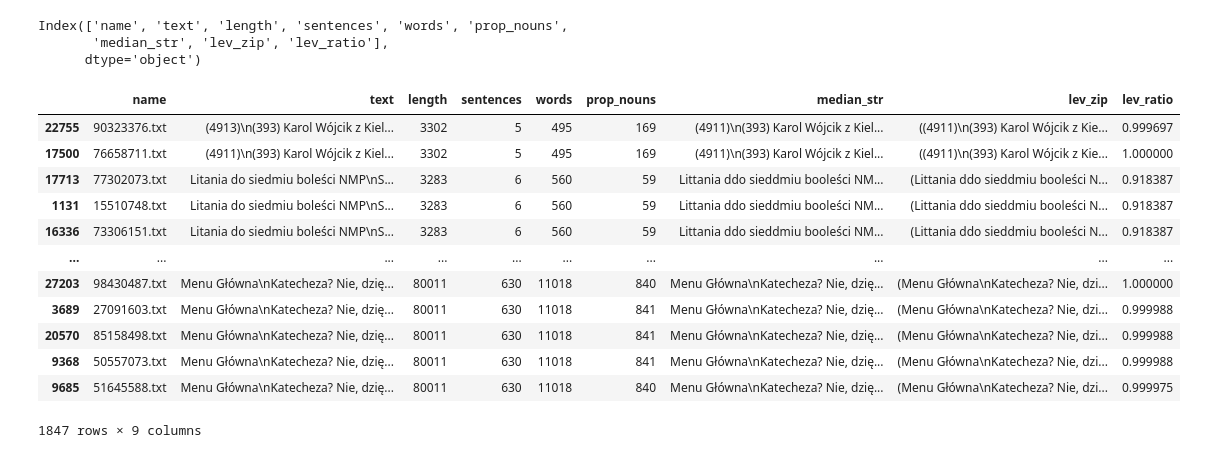
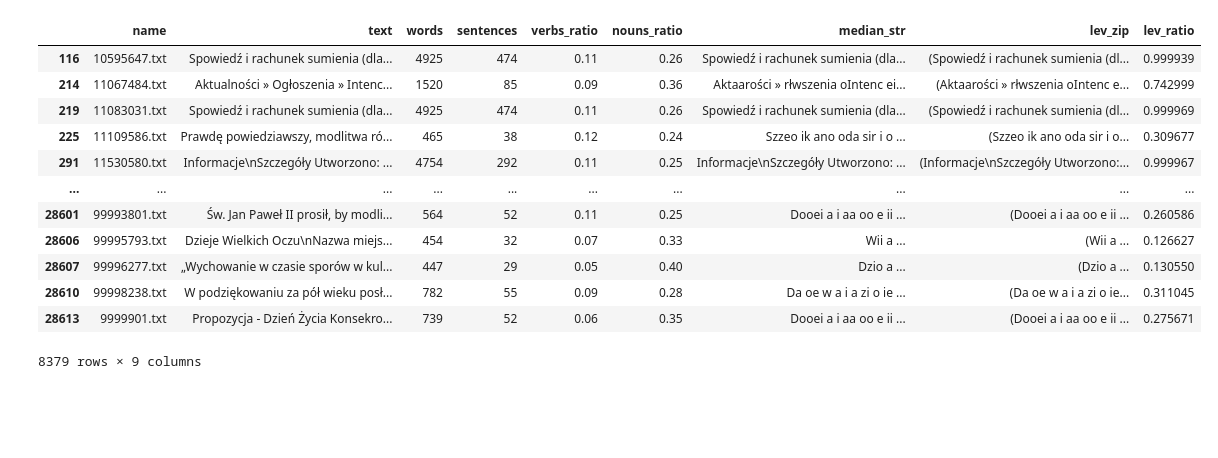
Before and after one commit to krzysztof2821427/speakleash_metrics, a Jupyter notebook: Text_similarity_Levensthein.ipynb, the cells around one changed output. Drawn from its saved outputs; the diff is of its cells as text; code cells hidden in the pictures; blank space fills up the shorter version.

```diff
--- a/Text_similarity_Levensthein.ipynb
+++ b/Text_similarity_Levensthein.ipynb
@@ -20,27 +20,20 @@ with open("df_feat_added_full.pkl","rb") as f:
 # Levensthein formula will be calculated for each value (list of strings) separately.
 
 class LevenstheinDF:
+
     def __init__(self, df):
-        self.df = df[[
-            'name', 'text', 'length', 'sentences', 'words', 'prop_nouns'
-        ]][
-            df[[
-            'length', 'sentences', 'words', 'prop_nouns'
-        ]].duplicated(keep=False) == True
-        ]
-        self.strdict = self.list_strings()
-        self.median_dict = self.get_lev_median(self.strdict)
+        mask = (
+            df[['words', 'sentences']].duplicated() == True) & (
+            df['sentences'] > 1
+        )
+        self.df = df[['name', 'text', 'words', 'sentences', 'verbs_ratio', 'nouns_ratio']][mask]
+        self.median_dict = self.get_lev_median()
+        self.duplicates = set(self.df['text'].loc[self.df['text'].duplicated(keep=False) == True])
 
-    def list_strings(self):
-        strdict = dict()
+    def get_lev_median(self):
+        median_dict = dict()
         for i in set(self.df['sentences'].values):
-             strdict[i] = self.df['text'][self.df['sentences'] == i].values.tolist()
-        return strdict
-
-    def get_lev_median(self, strdict):
-        median_dict = dict()
-        for key, value in strdict.items():
-             median_dict[key] = lev.quickmedian(value)
+             median_dict[i] = lev.quickmedian(self.df['text'][self.df['sentences'] == i])
         return median_dict
 
     # Adding median value to the existing dataframe
@@ -49,12 +42,19 @@ class LevenstheinDF:
             if x == key:
                 return value
 
-    # Ratio calculation
+    # Checking for duplicates and getting ratio
+    def check_duplicates(self, x):
+        if x[1] in self.duplicates:
+            return 0
+        else:
+            return lev.ratio(x[0], x[1])
+
+    # Final ratio calculation
     def get_ratio(self):
         tic()
         self.df['median_str'] = self.df['sentences'].apply(self.add_to_df)
         self.df['lev_zip'] = list(zip(self.df['median_str'].values, self.df['text'].values))
-        self.df['lev_ratio'] = self.df['lev_zip'].apply(lambda x: lev.ratio(x[0], x[1]))
+        self.df['lev_ratio'] = self.df['lev_zip'].apply(self.check_duplicates)
         elapsed = toc()
         print(f'Time elapsed: {elapsed}')
         return self.df
@@ -66,25 +66,19 @@ Time elapsed: 4.988689699999998
 # %%
-compare_df.columns
+compare_df
 # %% [output]
+|  | name | text | words | sentences | verbs_ratio | nouns_ratio | median_str | lev_zip | lev_ratio |
+| 116 | 10595647.txt | Spowiedź i rachunek sumienia (dla... | 4925 | 474 | 0.11 | 0.26 | Spowiedź i rachunek sumienia (dla... | (Spowiedź i rachunek sumienia (dl... | 0.999939 |
+| 214 | 11067484.txt | Aktualności » Ogłoszenia » Intenc... | 1520 | 85 | 0.09 | 0.36 | Aktaarości » rłwszenia oIntenc ei... | (Aktaarości » rłwszenia oIntenc e... | 0.742999 |
+| 219 | 11083031.txt | Spowiedź i rachunek sumienia (dla... | 4925 | 474 | 0.11 | 0.26 | Spowiedź i rachunek sumienia (dla... | (Spowiedź i rachunek sumienia (dl... | 0.999969 |
+| 225 | 11109586.txt | Prawdę powiedziawszy, modlitwa ró... | 465 | 38 | 0.12 | 0.24 | Szzeo ik ano oda sir i o ... | (Szzeo ik ano oda sir i o... | 0.309677 |
+| 291 | 11530580.txt | Informacje\nSzczegóły Utworzono: ... | 4754 | 292 | 0.11 | 0.25 | Informacje\nSzczegóły Utworzono: ... | (Informacje\nSzczegóły Utworzono:... | 0.999967 |
+| ... | ... | ... | ... | ... | ... | ... | ... | ... | ... |
+| 28601 | 99993801.txt | Św. Jan Paweł II prosił, by modli... | 564 | 52 | 0.11 | 0.25 | Dooei a i aa oo e ii ... | (Dooei a i aa oo e ii ... | 0.260586 |
+| 28606 | 99995793.txt | Dzieje Wielkich Oczu\nNazwa miejs... | 454 | 32 | 0.07 | 0.33 | Wii a ... | (Wii a ... | 0.126627 |
+| 28607 | 99996277.txt | „Wychowanie w czasie sporów w kul... | 447 | 29 | 0.05 | 0.40 | Dzio a ... | (Dzio a ... | 0.130550 |
+| 28610 | 99998238.txt | W podziękowaniu za pół wieku posł... | 782 | 55 | 0.09 | 0.28 | Da oe w a i a zi o ie ... | (Da oe w a i a zi o ie... | 0.311045 |
+| 28613 | 9999901.txt | Propozycja - Dzień Życia Konsekro... | 739 | 52 | 0.06 | 0.35 | Dooei a i aa oo e ii ... | (Dooei a i aa oo e ii ... | 0.275671 |
-Index(['name', 'text', 'length', 'sentences', 'words', 'prop_nouns',
-       'median_str', 'lev_zip', 'lev_ratio'],
-      dtype='object')
+8379 rows × 9 columns
-# %%
-compare_df.sort_values(by='sentences')
-# %% [output]
-|  | name | text | length | sentences | words | prop_nouns | median_str | lev_zip | lev_ratio |
-| 22755 | 90323376.txt | (4913)\n(393) Karol Wójcik z Kiel... | 3302 | 5 | 495 | 169 | (4911)\n(393) Karol Wójcik z Kiel... | ((4911)\n(393) Karol Wójcik z Kie... | 0.999697 |
-| 17500 | 76658711.txt | (4911)\n(393) Karol Wójcik z Kiel... | 3302 | 5 | 495 | 169 | (4911)\n(393) Karol Wójcik z Kiel... | ((4911)\n(393) Karol Wójcik z Kie... | 1.000000 |
-| 17713 | 77302073.txt | Litania do siedmiu boleści NMP\nS... | 3283 | 6 | 560 | 59 | Littania ddo sieddmiu booleści NM... | (Littania ddo sieddmiu booleści N... | 0.918387 |
-| 1131 | 15510748.txt | Litania do siedmiu boleści NMP\nS... | 3283 | 6 | 560 | 59 | Littania ddo sieddmiu booleści NM... | (Littania ddo sieddmiu booleści N... | 0.918387 |
-| 16336 | 73306151.txt | Litania do siedmiu boleści NMP\nS... | 3283 | 6 | 560 | 59 | Littania ddo sieddmiu booleści NM... | (Littania ddo sieddmiu booleści N... | 0.918387 |
-| ... | ... | ... | ... | ... | ... | ... | ... | ... | ... |
-| 27203 | 98430487.txt | Menu Główna\nKatecheza? Nie, dzię... | 80011 | 630 | 11018 | 840 | Menu Główna\nKatecheza? Nie, dzię... | (Menu Główna\nKatecheza? Nie, dzi... | 1.000000 |
-| 3689 | 27091603.txt | Menu Główna\nKatecheza? Nie, dzię... | 80011 | 630 | 11018 | 841 | Menu Główna\nKatecheza? Nie, dzię... | (Menu Główna\nKatecheza? Nie, dzi... | 0.999988 |
-| 20570 | 85158498.txt | Menu Główna\nKatecheza? Nie, dzię... | 80011 | 630 | 11018 | 841 | Menu Główna\nKatecheza? Nie, dzię... | (Menu Główna\nKatecheza? Nie, dzi... | 0.999988 |
-| 9368 | 50557073.txt | Menu Główna\nKatecheza? Nie, dzię... | 80011 | 630 | 11018 | 841 | Menu Główna\nKatecheza? Nie, dzię... | (Menu Główna\nKatecheza? Nie, dzi... | 0.999988 |
-| 9685 | 51645588.txt | Menu Główna\nKatecheza? Nie, dzię... | 80011 | 630 | 11018 | 840 | Menu Główna\nKatecheza? Nie, dzię... | (Menu Główna\nKatecheza? Nie, dzi... | 0.999975 |
-1847 rows × 9 columns
 # %%
 with open("compare_df.pkl","wb") as f:
     pickle.dump(compare_df, f)
```
Also changed, not shown: parts of 7 cells of this notebook, 3 other files.
